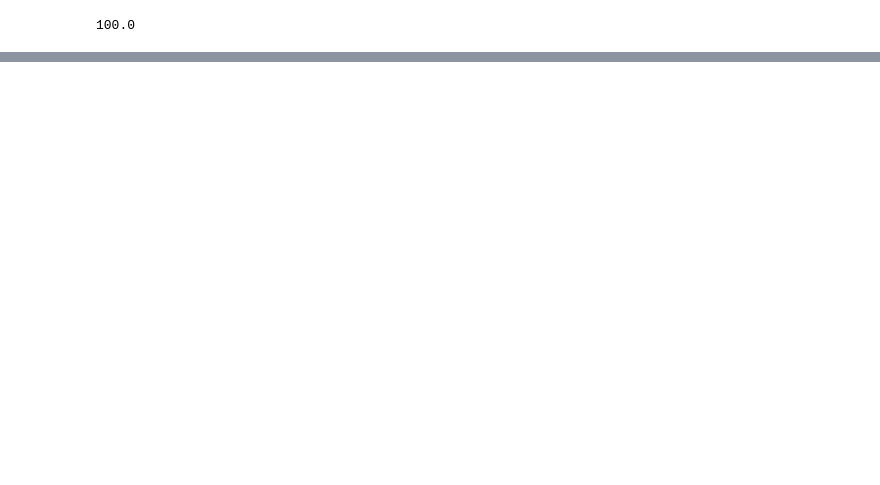
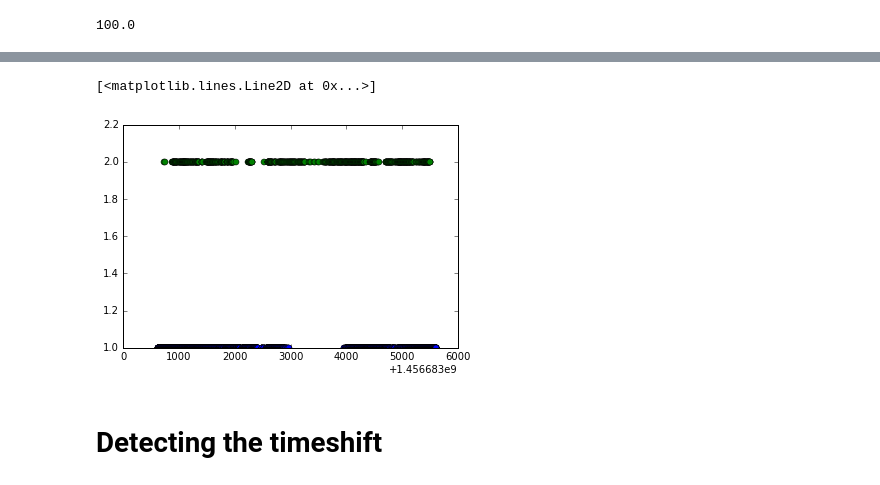
Before and after one commit to p-v-o-s/dho-rssi, a Jupyter notebook: analyze.ipynb, the cells around one changed output, grey strips where cells are left out. Saved outputs shown, nothing was run; the diff lists cells and outputs as text; code cells hidden in the pictures; blank space fills up the shorter version.

```diff
--- a/analyze.ipynb
+++ b/analyze.ipynb
@@ -20,0 +135,7 @@ plt.plot(q.t,q.s); plt.xlabel()
+# %%
+ly=[]
+for i in range(0,len(tLog)):
+    ly.append(1.)
+gy=[]
+for i in range(0,len(tGPS)):
+    gy.append(2.)
@@ -20,0 +147,7 @@ plt.plot(q.t,q.s); plt.xlabel()
+# %%
+plt.plot(tLog,ly,'o');plt.plot(tGPS,gy,'o')
+# %% [output]
+[<matplotlib.lines.Line2D at 0x...>]
+[figure, added]
+# %% [markdown]
+# Detecting the timeshift
```
Also changed, not shown: parts of 30 cells of this notebook.
